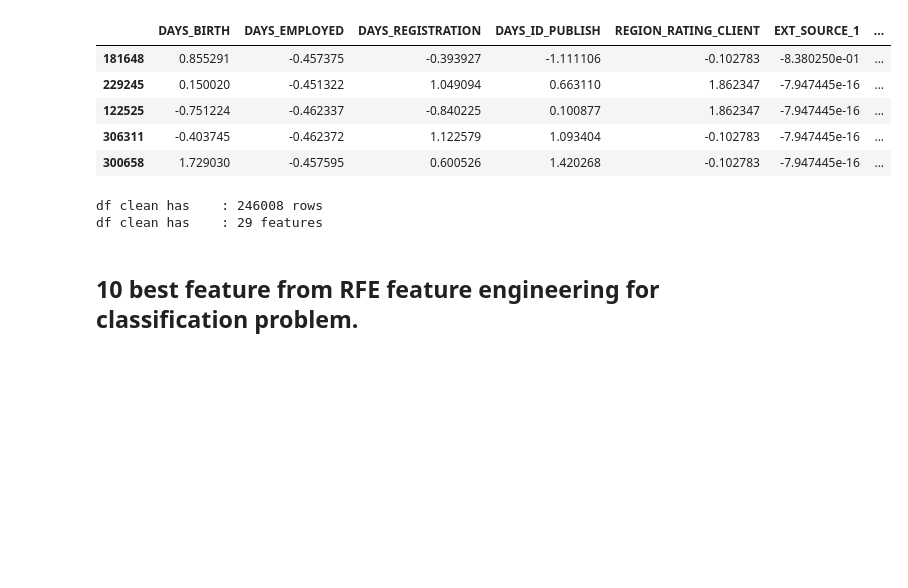
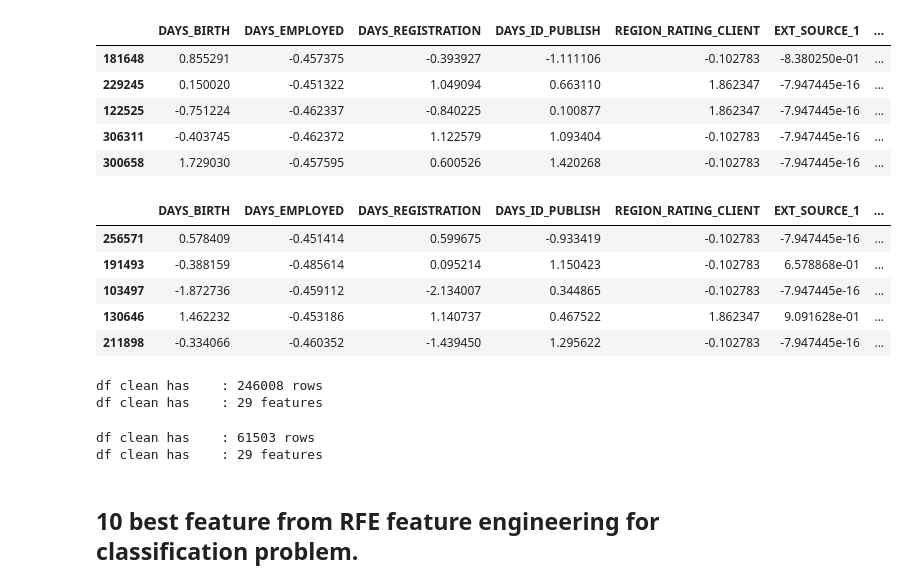
Before and after one commit to hhoow0093/IF441-B-MachineLearning-HomeCreditRisk-FinalProject, a Jupyter notebook: IF441-Machine-Learning-Project-Home-Credit-Risk-Final-Project.ipynb, the cells around one changed output. Saved outputs shown, nothing was run; the diff lists cells and outputs as text; code cells hidden in the pictures; blank space fills up the shorter version.

```diff
--- a/IF441-Machine-Learning-Project-Home-Credit-Risk-Final-Project.ipynb
+++ b/IF441-Machine-Learning-Project-Home-Credit-Risk-Final-Project.ipynb
@@ -440,7 +482,7 @@ ORGANIZATION_TYPE_XNA
 # %% [markdown]
 #### dataframe categorical after selectKBest
 # %%
-X_SelectKBest_categorical = pd.DataFrame(X_cat_selected, columns=selected_cat_features, index=df_encoded.index)
+X_SelectKBest_categorical = pd.DataFrame(X_cat_selected, columns=selected_cat_features, index=df_encoded_train.index)
 
 
 print("\nNew DataFrame with selected features:")
@@ -491,8 +543,8 @@ df_boolean_X.head()
 #### perform selectKBest chi on boolean datatype
 # %%
 selector_bool = SelectKBest(score_func=chi2, k=10)
-X_bool_selected = selector_bool.fit_transform(df_boolean_X, y_train)
-selected_bool_features = df_boolean_X.columns[selector_bool.get_support()]
+X_bool_selected = selector_bool.fit_transform(df_boolean_X_train, y_train)
+selected_bool_features = df_boolean_X_train.columns[selector_bool.get_support()]
 
 print("Top 10 boolean features:\n")
 for feature in selected_bool_features.tolist():
@@ -513,7 +565,7 @@ FLAG_DOCUMENT_16
 # %% [markdown]
 #### dataframe boolean after selectKbEST
 # %%
-X_SelectKBest_boolean = pd.DataFrame(X_bool_selected, columns=selected_bool_features, index=df_boolean_X.index)
+X_SelectKBest_boolean = pd.DataFrame(X_bool_selected, columns=selected_bool_features, index=df_boolean_X_train.index)
 
 
 print("\nNew DataFrame with selected features:")
@@ -556,4 +608,14 @@ new_cleaned_df.head()
 | 122525 | -0.751224 | -0.462337 | -0.840225 | 0.100877 | 1.862347 | -7.947445e-16 | ... |
 | 306311 | -0.403745 | -0.462372 | 1.122579 | 1.093404 | -0.102783 | -7.947445e-16 | ... |
 | 300658 | 1.729030 | -0.457595 | 0.600526 | 1.420268 | -0.102783 | -7.947445e-16 | ... |
+# %%
+new_cleaned_df_test = pd.concat([df_clean_numerical_test[X_SelectKBest_Numerical.columns], df_encoded_test[X_SelectKBest_categorical.columns], df_boolean_X_test[X_SelectKBest_boolean.columns]], axis=1)
+new_cleaned_df_test.head()
+# %% [output]
+|  | DAYS_BIRTH | DAYS_EMPLOYED | DAYS_REGISTRATION | DAYS_ID_PUBLISH | REGION_RATING_CLIENT | EXT_SOURCE_1 | ... |
+| 256571 | 0.578409 | -0.451414 | 0.599675 | -0.933419 | -0.102783 | -7.947445e-16 | ... |
+| 191493 | -0.388159 | -0.485614 | 0.095214 | 1.150423 | -0.102783 | 6.578868e-01 | ... |
+| 103497 | -1.872736 | -0.459112 | -2.134007 | 0.344865 | -0.102783 | -7.947445e-16 | ... |
+| 130646 | 1.462232 | -0.453186 | 1.140737 | 0.467522 | 1.862347 | 9.091628e-01 | ... |
+| 211898 | -0.334066 | -0.460352 | -1.439450 | 1.295622 | -0.102783 | -7.947445e-16 | ... |
 # %%
@@ -562,6 +624,12 @@ print(f"df clean has \t: {len(new_cleaned_df.columns)} features")
 # %% [output]
 df clean has    : 246008 rows
 df clean has    : 29 features
+# %%
+print(f"df clean has \t: {len(new_cleaned_df_test)} rows")
+print(f"df clean has \t: {len(new_cleaned_df_test.columns)} features")
+# %% [output]
+df clean has    : 61503 rows
+df clean has    : 29 features
 # %% [markdown]
 ## 10 best feature from RFE feature engineering for classification problem.
 # %%
```
Also changed, not shown: parts of 29 cells of this notebook, 1 other file.
